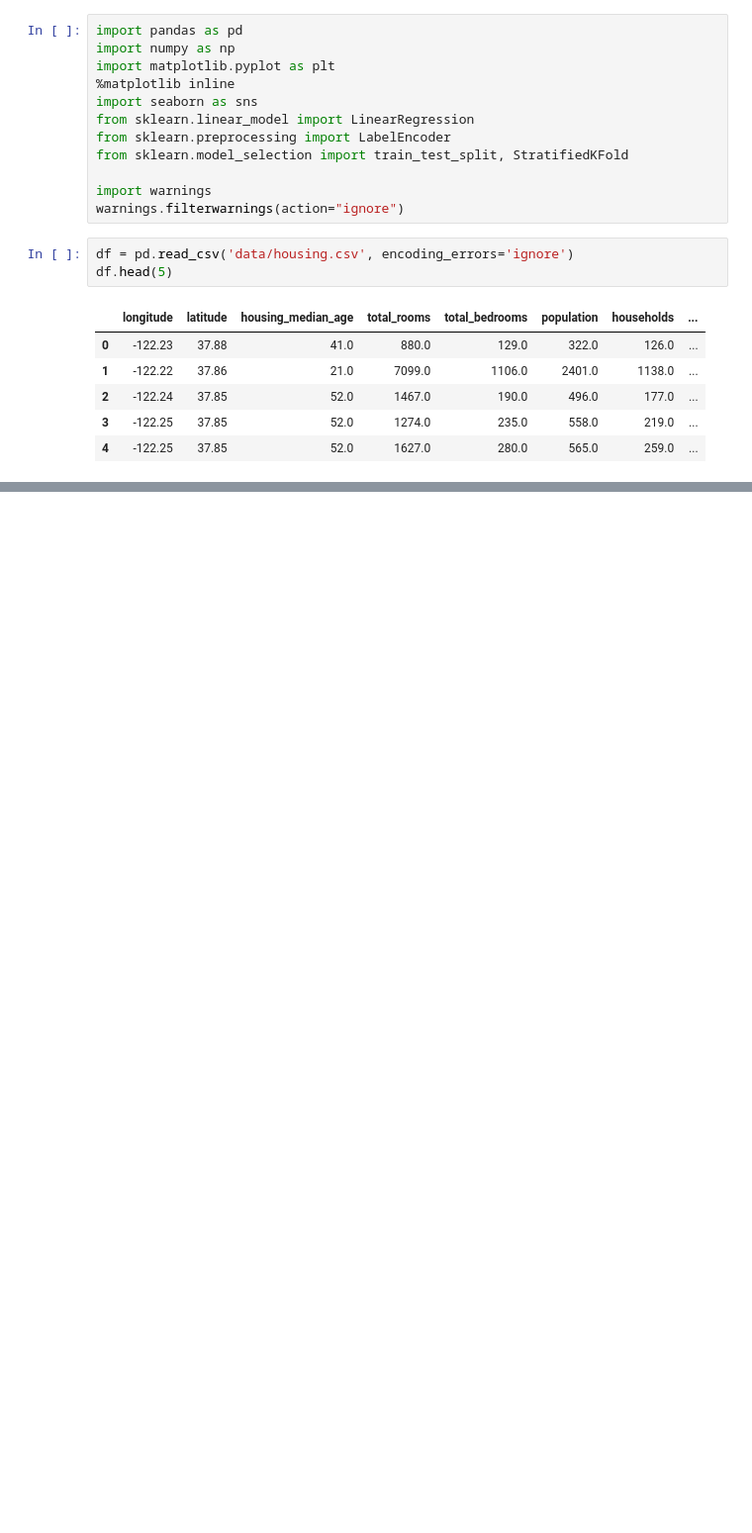
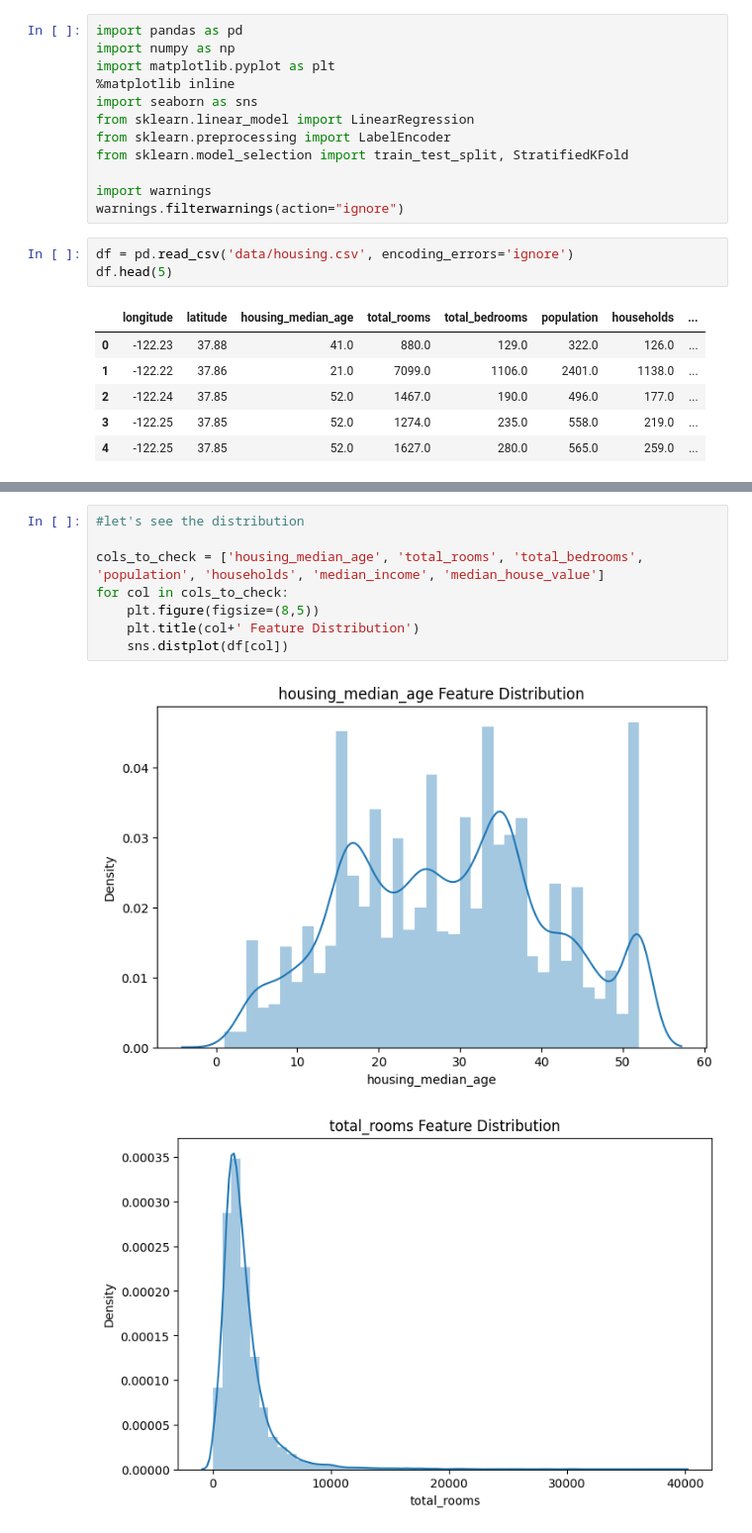
Before and after one commit to obaliuta/houseprices, a Jupyter notebook: notebook.ipynb, the cells around one changed output, grey strips where cells are left out. Shown at 99% size. Drawn from its saved outputs; the diff is of its cells as text; blank space fills up the shorter version.

```diff
--- a/notebook.ipynb
+++ b/notebook.ipynb
@@ -22,0 +83,11 @@ df.head(5)
+# %%
+#let's see the distribution
+
+cols_to_check = ['housing_median_age', 'total_rooms', 'total_bedrooms', 'population', 'households', 'median_income', 'median_house_value']
+for col in cols_to_check:
+    plt.figure(figsize=(8,5))
+    plt.title(col+' Feature Distribution')
+    sns.distplot(df[col])
+# %% [output]
+[figure, added]
+[figure, added]
```
Also changed, not shown: parts of 11 cells of this notebook.
